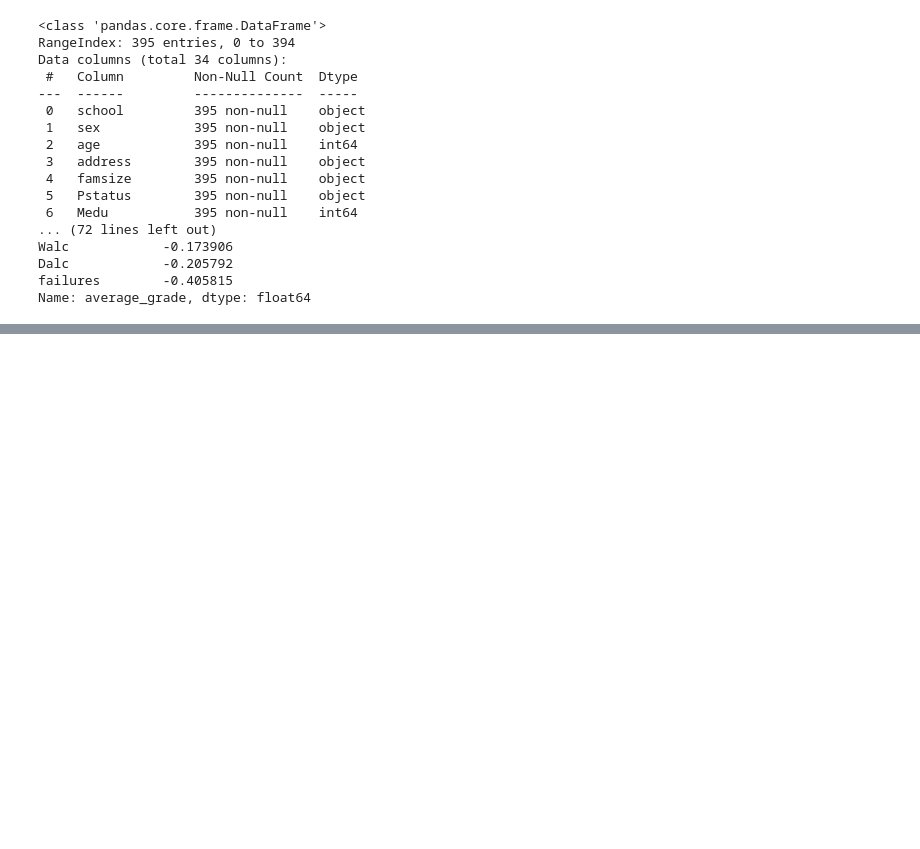
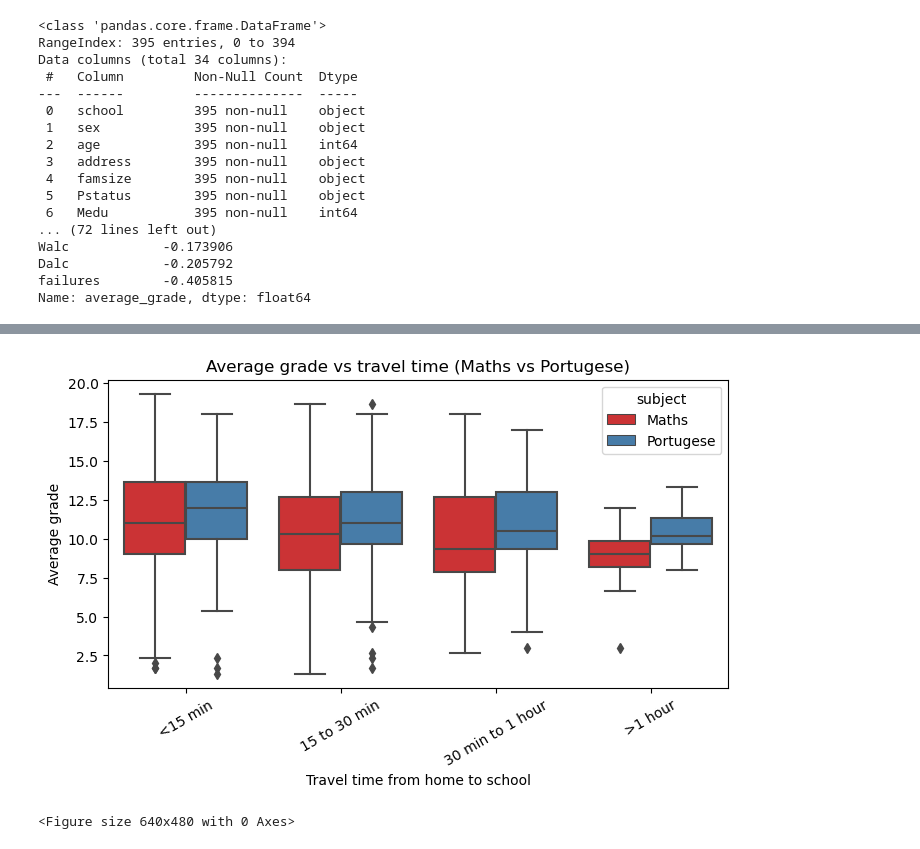
Before and after one commit to Reanna1211/Student-and-Education-Data, a Jupyter notebook: Student_and_Education_Data_Analysis.ipynb, the cells around one changed output, grey strips where cells are left out. Cells and saved outputs as stored; diff of their text form; code cells hidden in the pictures; blank space fills up the shorter version.

```diff
--- a/Student_and_Education_Data_Analysis.ipynb
+++ b/Student_and_Education_Data_Analysis.ipynb
@@ -363,0 +479,27 @@ Name: average_grade, dtype: float64
+# %%
+# Travel time vs average grade
+#traveltime - home to school travel time (1 = <15 min, 2 = 15 to 30 min, 3 = 30 min to 1 hour, 4 = >1 hour)
+
+
+plt.figure(figsize=(8, 4))
+sns.boxplot(x='traveltime', y='average_grade',  hue = 'subject', data=combined_data, palette = 'Set1')
+ax = plt.subplot()
+ax.set_xticklabels(['<15 min', '15 to 30 min', '30 min to 1 hour', '>1 hour'],  rotation=30)
+plt.xlabel('Travel time from home to school')
+plt.ylabel('Average grade')
+plt.title('Average grade vs travel time (Maths vs Portugese)')
+plt.show()
+plt.clf()
+
+
+
+# Observations:
+# The median average grade decreased for students who had to travel longer between home and school.
+# The spread of grades (IQR) is generally narrower for the portugese subject, suggesting Portuguese grades are more consistent within each travel time category.
+
+# Insights:
+# This suggests that the longer a student has to travel the less time for studying, the closer they are to school is positively associated with better academic performance.
+# The general higher medians in portugese subject could indicate higher average grades across each travel time category than maths subject.
+# %% [output]
+[figure, added]
+<Figure size 640x480 with 0 Axes>
```
Also changed, not shown: parts of 11 cells of this notebook.
